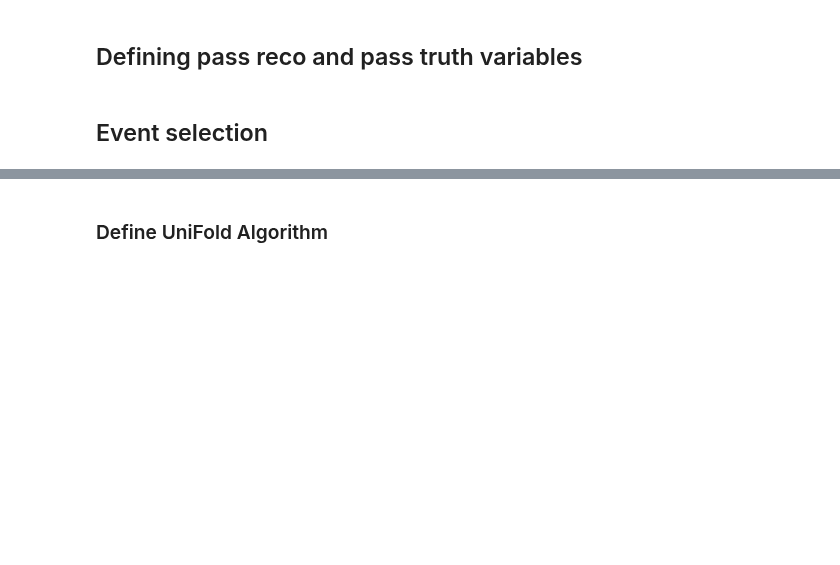
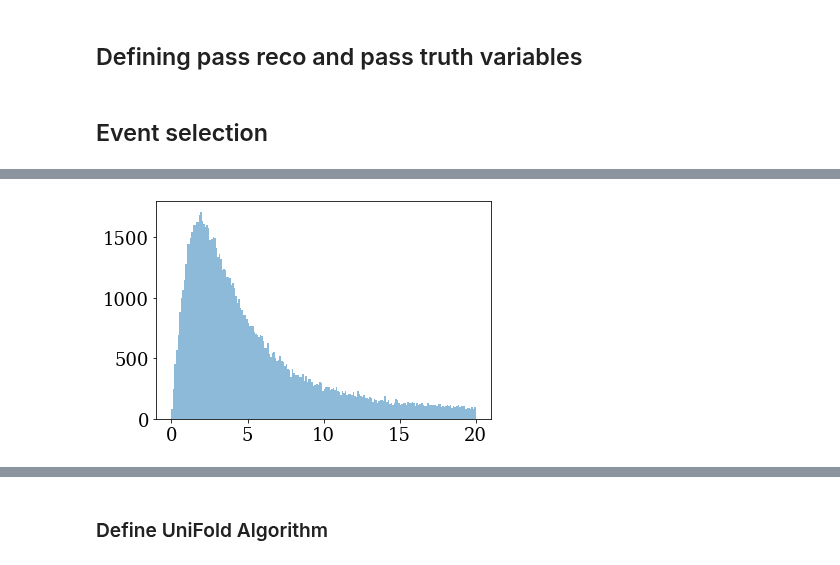
Before and after one commit to miguelignacio/disjets, a Jupyter notebook: Unfolding_jet.ipynb, the cells around one changed output, grey strips where cells are left out. Drawn from its saved outputs; the diff is of its cells as text; code cells hidden in the pictures; blank space fills up the shorter version.

```diff
--- a/Unfolding_jet.ipynb
+++ b/Unfolding_jet.ipynb
@@ -201,3 +195,8 @@ plt.show()
+# %%
+plt.hist(data['jet_qt'],range=(0,20), bins=200,alpha=0.5)
+plt.show()
+# %% [output]
+[figure, added]
 # %%
 mc_cut = mc#[:100000]
 altmc_cut = altmc#[:100000]
```
Also changed, not shown: parts of 33 cells of this notebook.
